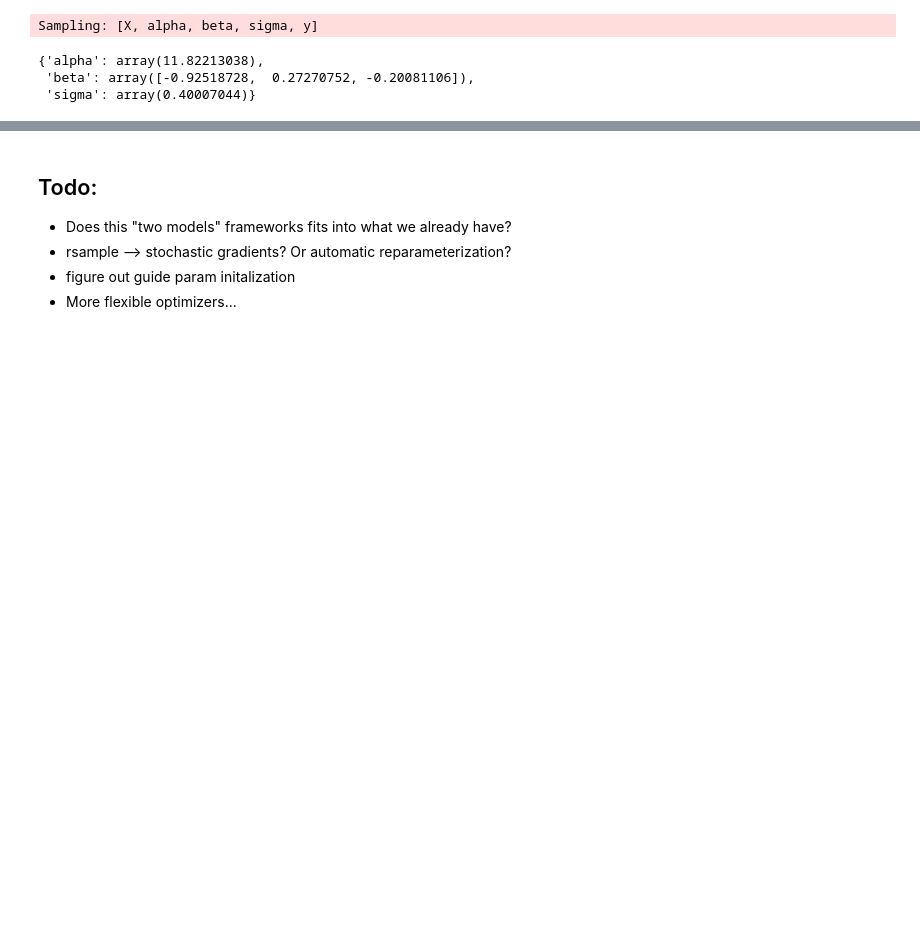
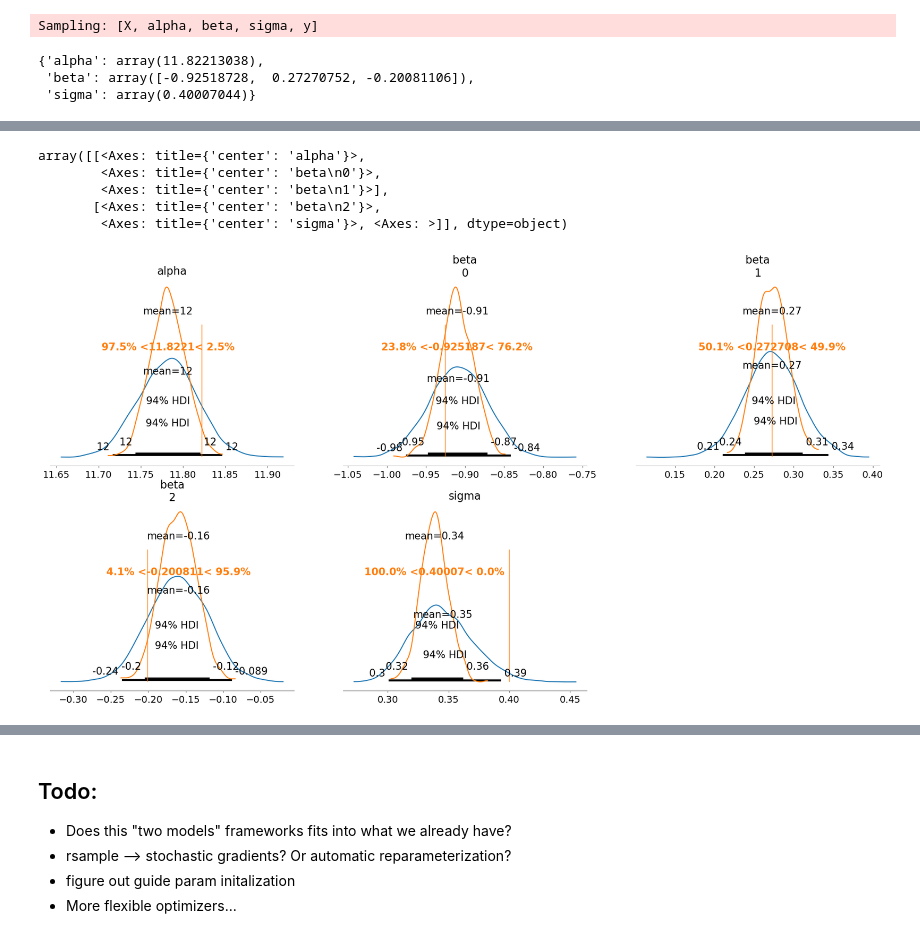
Before and after one commit to pymc-devs/pymc-extras, a Jupyter notebook: notebooks/ADVI Guide API.ipynb, the cells around one changed output, grey strips where cells are left out. Saved outputs shown, nothing was run; the diff lists cells and outputs as text; code cells hidden in the pictures; blank space fills up the shorter version.

```diff
--- a/notebooks/ADVI Guide API.ipynb
+++ b/notebooks/ADVI Guide API.ipynb
@@ -208,0 +172,17 @@ f_loss_dloss(np.array(500, dtype=int), **mcmc_param_values)
+# %%
+var_names = ["alpha", "beta", "sigma"]
+axes = az.plot_posterior(idata, color="tab:blue", var_names=var_names)
+az.plot_posterior(
+    idata_vi,
+    color="tab:orange",
+    var_names=var_names,
+    ref_val=np.r_[*[true_params[v] for v in var_names]].tolist(),
+    ax=axes,
+)
+# %% [output]
+array([[<Axes: title={'center': 'alpha'}>,
+        <Axes: title={'center': 'beta\n0'}>,
+        <Axes: title={'center': 'beta\n1'}>],
+       [<Axes: title={'center': 'beta\n2'}>,
+        <Axes: title={'center': 'sigma'}>, <Axes: >]], dtype=object)
+[figure, added]
```
Also changed, not shown: parts of 24 cells of this notebook, 1 other file.
